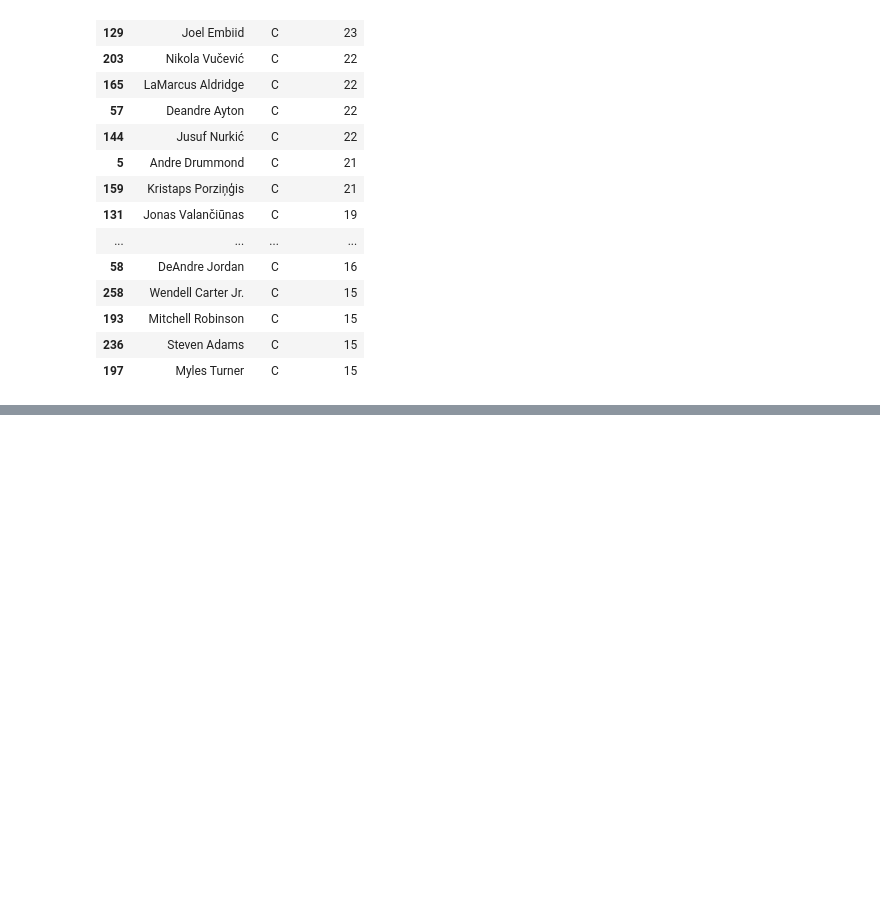
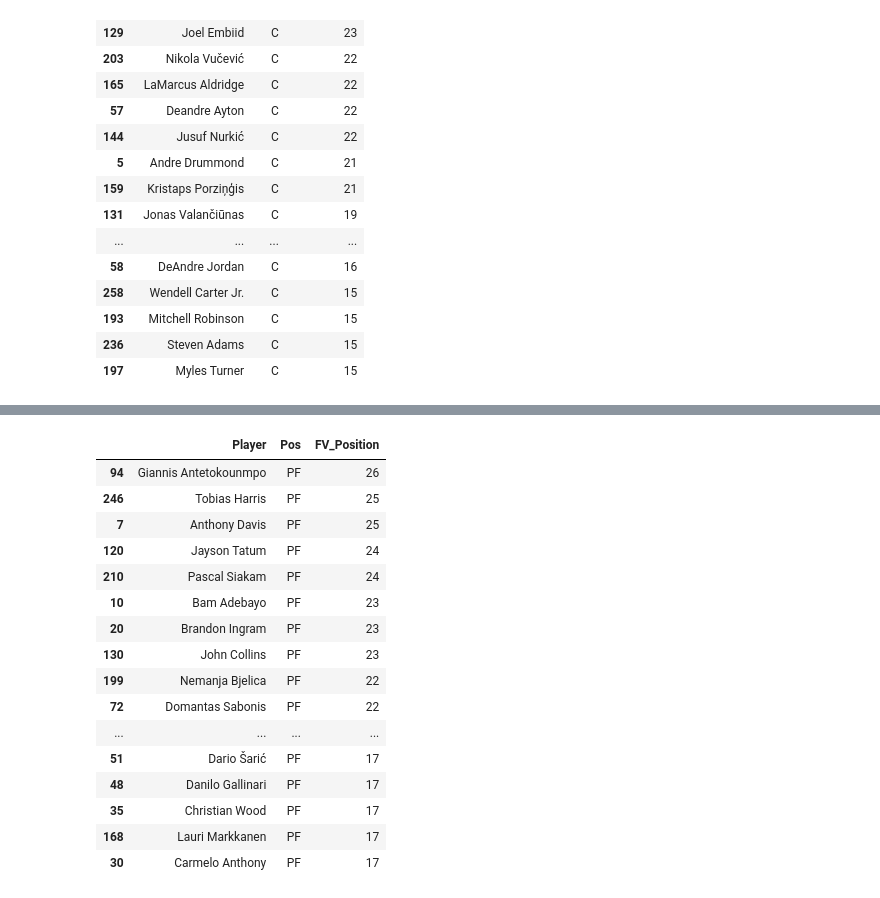
Before and after one commit to KenHoffman95/Fantasy-Basketball-Preseason-Analysis-2020, a Jupyter notebook: Data Cleaning, Feature Engineering and EDA Pt. 2.ipynb, the cells around one changed output, grey strips where cells are left out. Cells and saved outputs as stored; diff of their text form; code cells hidden in the pictures; blank space fills up the shorter version.

```diff
--- a/Data Cleaning, Feature Engineering and EDA Pt. 2.ipynb
+++ b/Data Cleaning, Feature Engineering and EDA Pt. 2.ipynb
@@ -1074,0 +1088,22 @@ top_centers
+# %%
+#show top 25 fantasy power forwards
+top_pf = df_pf.sort_values('FV_Position', ascending=False).head(25)[['Player', 'Pos', 'FV_Position']]
+top_pf
+# %% [output]
+|  | Player | Pos | FV_Position |
+| 94 | Giannis Antetokounmpo | PF | 26 |
+| 246 | Tobias Harris | PF | 25 |
+| 7 | Anthony Davis | PF | 25 |
+| 120 | Jayson Tatum | PF | 24 |
+| 210 | Pascal Siakam | PF | 24 |
+| 10 | Bam Adebayo | PF | 23 |
+| 20 | Brandon Ingram | PF | 23 |
+| 130 | John Collins | PF | 23 |
+| 199 | Nemanja Bjelica | PF | 22 |
+| 72 | Domantas Sabonis | PF | 22 |
+| ... | ... | ... | ... |
+| 51 | Dario Šarić | PF | 17 |
+| 48 | Danilo Gallinari | PF | 17 |
+| 35 | Christian Wood | PF | 17 |
+| 168 | Lauri Markkanen | PF | 17 |
+| 30 | Carmelo Anthony | PF | 17 |
```
Also changed, not shown: parts of 8 cells of this notebook.
